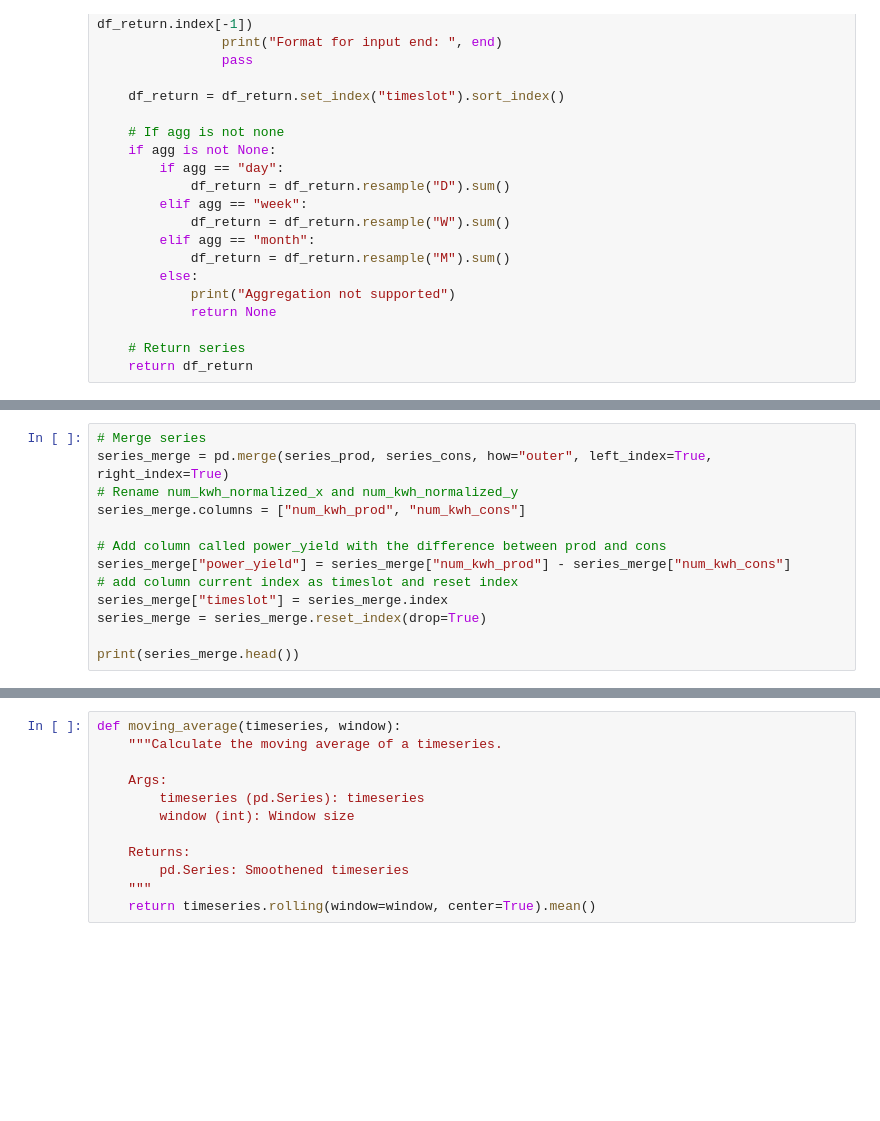
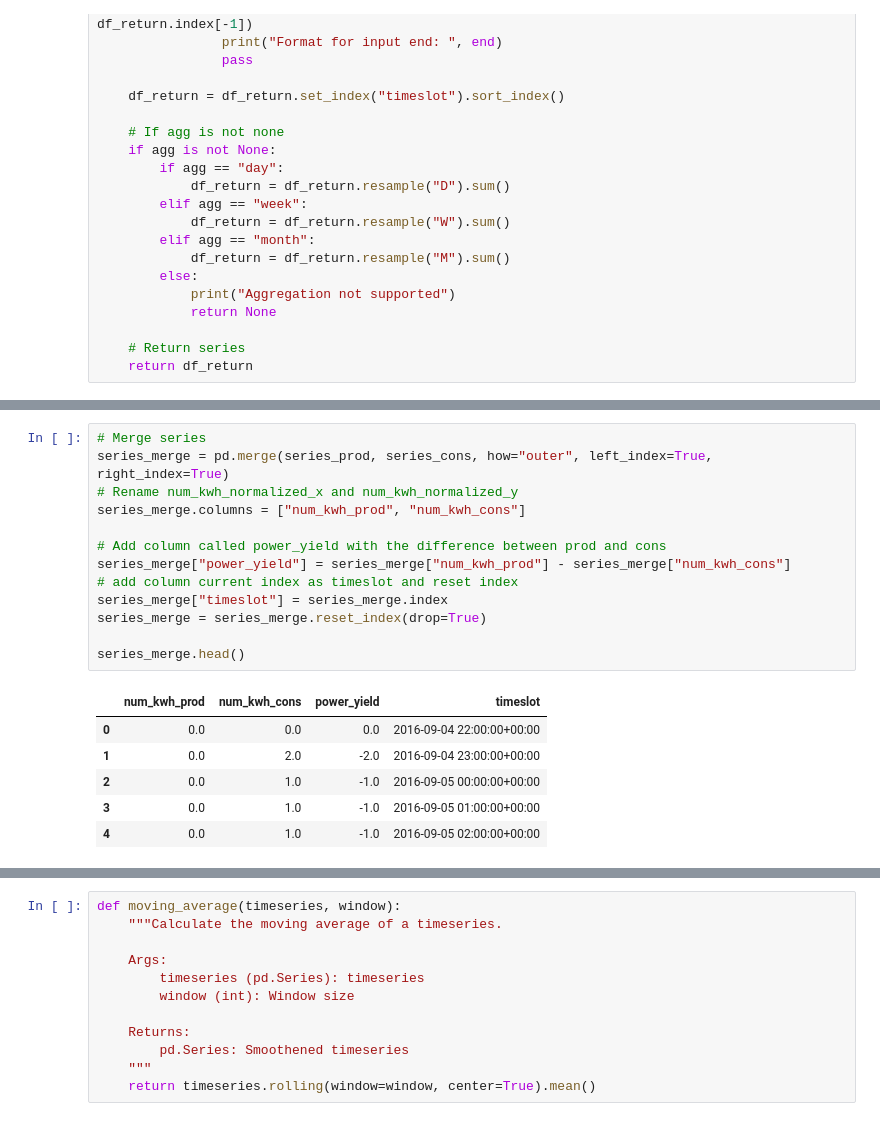
Before and after one commit to 4ug-aug/Otovo-OptimalControl, a Jupyter notebook: apply_battery.ipynb, the cells around one changed output, grey strips where cells are left out. Saved outputs shown, nothing was run; the diff lists cells and outputs as text; blank space fills up the shorter version.

```diff
--- a/apply_battery.ipynb
+++ b/apply_battery.ipynb
@@ -143,13 +152,20 @@ series_cons = get_series(meter_id, "cons", start="2016-09-04 22:00:00+00:00", en
 # %%
 # Merge series
 series_merge = pd.merge(series_prod, series_cons, how="outer", left_index=True, right_index=True)
 # Rename num_kwh_normalized_x and num_kwh_normalized_y
 series_merge.columns = ["num_kwh_prod", "num_kwh_cons"]
 
 # Add column called power_yield with the difference between prod and cons
 series_merge["power_yield"] = series_merge["num_kwh_prod"] - series_merge["num_kwh_cons"]
 # add column current index as timeslot and reset index
 series_merge["timeslot"] = series_merge.index
 series_merge = series_merge.reset_index(drop=True)
 
-print(series_merge.head())
+series_merge.head()
+# %% [output]
+|  | num_kwh_prod | num_kwh_cons | power_yield | timeslot |
+| 0 | 0.0 | 0.0 | 0.0 | 2016-09-04 22:00:00+00:00 |
+| 1 | 0.0 | 2.0 | -2.0 | 2016-09-04 23:00:00+00:00 |
+| 2 | 0.0 | 1.0 | -1.0 | 2016-09-05 00:00:00+00:00 |
+| 3 | 0.0 | 1.0 | -1.0 | 2016-09-05 01:00:00+00:00 |
+| 4 | 0.0 | 1.0 | -1.0 | 2016-09-05 02:00:00+00:00 |
```
Also changed, not shown: parts of 40 cells of this notebook.
